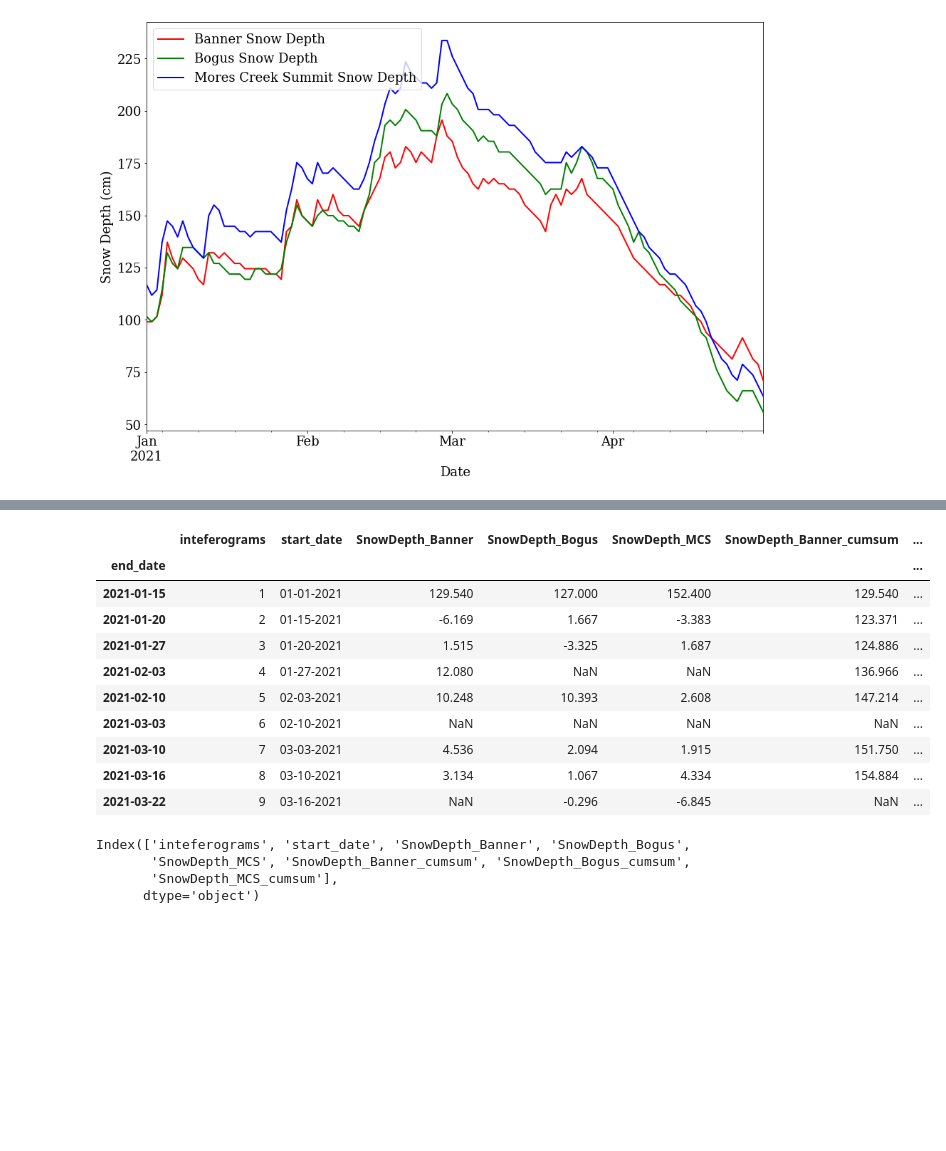
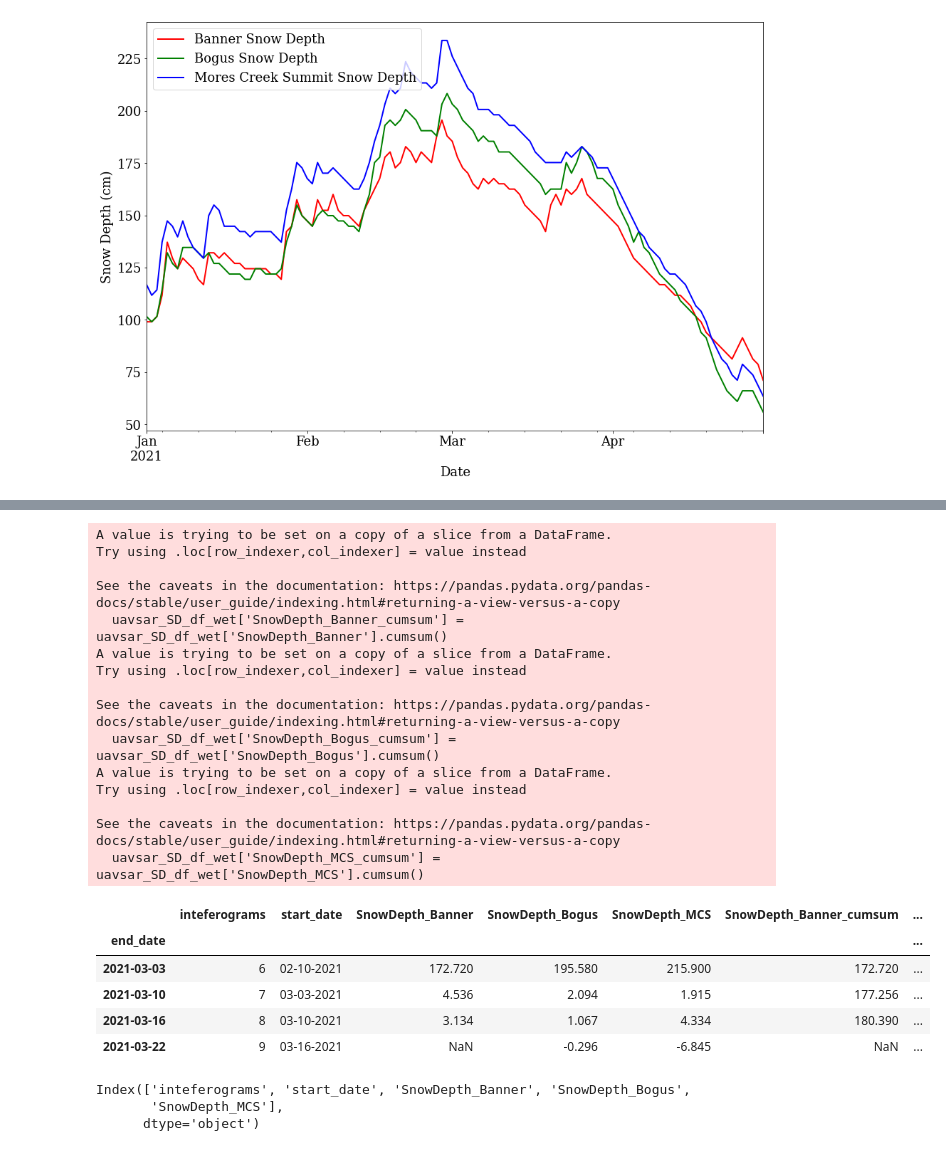
Before and after one commit to Surfix/snow-analytics, a Jupyter notebook: lowman/notebooks/5d_SnotelVsUAVSAR.ipynb, the cells around one changed output, grey strips where cells are left out. Drawn from its saved outputs; the diff is of its cells as text; code cells hidden in the pictures; blank space fills up the shorter version.

```diff
--- a/lowman/notebooks/5d_SnotelVsUAVSAR.ipynb
+++ b/lowman/notebooks/5d_SnotelVsUAVSAR.ipynb
@@ -35,8 +35,3 @@ MCS_snotel_SD['MCS_SD (cm)'] = MCS_snotel_SD['SNWD.I-1 (in) '] * 2.54
 Banner_snotel_SD = Banner_snotel_SD.loc['2021-01-01':'2021-04-30']
 Bogus_snotel_SD = Bogus_snotel_SD.loc['2021-01-01':'2021-04-30']
 MCS_snotel_SD = MCS_snotel_SD.loc['2021-01-01':'2021-04-30']
-# %%
-#create a column of difference between current and previous snow depth
-Banner_snotel_SD['Banner_SD_diff'] = Banner_snotel_SD['Banner_SD (cm)'].diff()
-Bogus_snotel_SD['Bogus_SD_diff'] = Bogus_snotel_SD['Bogus_SD (cm)'].diff()
-MCS_snotel_SD['MCS_SD_diff'] = MCS_snotel_SD['MCS_SD (cm)'].diff()
@@ -143,7 +85,7 @@ print(Banner_snotel_SD_Base['Banner_SD (cm)'], Bogus_snotel_SD_Base['Bogus_SD (c
 int_dates = [[1, '01-01-2021', '01-15-2021', 129.54, 127.0, 152.4],
             [2, '01-15-2021', '01-20-2021', -6.169, 1.667, -3.383],
             [3, '01-20-2021', '01-27-2021', 1.515, -3.325, 1.687],
-            [4, '01-27-2021', '02-03-2021', 12.080, np.nan, np.nan],
+            [4, '01-27-2021', '02-03-2021', 12.080, 10.637, 9.507],
             [5, '02-03-2021', '02-10-2021', 10.248, 10.393, 2.608],
             [6, '02-10-2021', '03-03-2021', np.nan, np.nan, np.nan],
             [7, '03-03-2021', '03-10-2021', 4.536,2.094, 1.915],
@@ -152,4 +94,4 @@ int_dates = [[1, '01-01-2021', '01-15-2021', 129.54, 127.0, 152.4],
 
 uavsar_SD_df = pd.DataFrame(int_dates, columns= ['inteferograms', 'start_date', 'end_date', 'SnowDepth_Banner', 'SnowDepth_Bogus', 'SnowDepth_MCS']).set_index('end_date')
 
-#uavsar_SD_df
+uavsar_SD_df
@@ -169,0 +110,9 @@ uavsar_SD_df
+# %%
+# Break the dataframe into two with the beginning of the second beginning at interferogram with large baseline(consistent NaN) (03-03-2021)
+uavsar_SD_df_dry = uavsar_SD_df['01-15-2021':'02-10-2021']
+#set the index to datetime format
+uavsar_SD_df_dry.index = pd.to_datetime(uavsar_SD_df_dry.index)
+
+uavsar_SD_df_wet = uavsar_SD_df['03-03-2021':'03-22-2021']
+#set the index to datetime format
+uavsar_SD_df_wet.index = pd.to_datetime(uavsar_SD_df_wet.index)
@@ -169,0 +157,7 @@ uavsar_SD_df
+# %%
+#Replace the nan with snotel value at that date
+
+uavsar_SD_df_wet.loc['03-03-2021', 'SnowDepth_Banner'] = snotel_data.loc['2021-03-03', 'Banner_SD (cm)']
+uavsar_SD_df_wet.loc['03-03-2021', 'SnowDepth_Bogus'] = snotel_data.loc['2021-03-03', 'Bogus_SD (cm)']
+uavsar_SD_df_wet.loc['03-03-2021', 'SnowDepth_MCS'] = snotel_data.loc['2021-03-03', 'MCS_SD (cm)']
+uavsar_SD_df_wet
@@ -170,22 +171,28 @@ uavsar_SD_df
 # %%
-#set the index to datetime format
-uavsar_SD_df.index = pd.to_datetime(uavsar_SD_df.index)
-
 #create a cum sum of snow depth
-uavsar_SD_df['SnowDepth_Banner_cumsum'] = uavsar_SD_df['SnowDepth_Banner'].cumsum()
-uavsar_SD_df['SnowDepth_Bogus_cumsum'] = uavsar_SD_df['SnowDepth_Bogus'].cumsum()
-uavsar_SD_df['SnowDepth_MCS_cumsum'] = uavsar_SD_df['SnowDepth_MCS'].cumsum()
-
-uavsar_SD_df
+uavsar_SD_df_wet['SnowDepth_Banner_cumsum'] = uavsar_SD_df_wet['SnowDepth_Banner'].cumsum()
+uavsar_SD_df_wet['SnowDepth_Bogus_cumsum'] = uavsar_SD_df_wet['SnowDepth_Bogus'].cumsum()
+uavsar_SD_df_wet['SnowDepth_MCS_cumsum'] = uavsar_SD_df_wet['SnowDepth_MCS'].cumsum()
+uavsar_SD_df_wet
 # %% [output]
+A value is trying to be set on a copy of a slice from a DataFrame.
+Try using .loc[row_indexer,col_indexer] = value instead
+
+See the caveats in the documentation: https://pandas.pydata.org/pandas-docs/stable/user_guide/indexing.html#returning-a-view-versus-a-copy
+  uavsar_SD_df_wet['SnowDepth_Banner_cumsum'] = uavsar_SD_df_wet['SnowDepth_Banner'].cumsum()
+A value is trying to be set on a copy of a slice from a DataFrame.
+Try using .loc[row_indexer,col_indexer] = value instead
+
+See the caveats in the documentation: https://pandas.pydata.org/pandas-docs/stable/user_guide/indexing.html#returning-a-view-versus-a-copy
+  uavsar_SD_df_wet['SnowDepth_Bogus_cumsum'] = uavsar_SD_df_wet['SnowDepth_Bogus'].cumsum()
+A value is trying to be set on a copy of a slice from a DataFrame.
+Try using .loc[row_indexer,col_indexer] = value instead
+
+See the caveats in the documentation: https://pandas.pydata.org/pandas-docs/stable/user_guide/indexing.html#returning-a-view-versus-a-copy
+  uavsar_SD_df_wet['SnowDepth_MCS_cumsum'] = uavsar_SD_df_wet['SnowDepth_MCS'].cumsum()
 |  | inteferograms | start_date | SnowDepth_Banner | SnowDepth_Bogus | SnowDepth_MCS | SnowDepth_Banner_cumsum | ... |
 | end_date |  |  |  |  |  |  | ... |
-| 2021-01-15 | 1 | 01-01-2021 | 129.540 | 127.000 | 152.400 | 129.540 | ... |
-| 2021-01-20 | 2 | 01-15-2021 | -6.169 | 1.667 | -3.383 | 123.371 | ... |
-| 2021-01-27 | 3 | 01-20-2021 | 1.515 | -3.325 | 1.687 | 124.886 | ... |
-| 2021-02-03 | 4 | 01-27-2021 | 12.080 | NaN | NaN | 136.966 | ... |
-| 2021-02-10 | 5 | 02-03-2021 | 10.248 | 10.393 | 2.608 | 147.214 | ... |
-| 2021-03-03 | 6 | 02-10-2021 | NaN | NaN | NaN | NaN | ... |
-| 2021-03-10 | 7 | 03-03-2021 | 4.536 | 2.094 | 1.915 | 151.750 | ... |
-| 2021-03-16 | 8 | 03-10-2021 | 3.134 | 1.067 | 4.334 | 154.884 | ... |
+| 2021-03-03 | 6 | 02-10-2021 | 172.720 | 195.580 | 215.900 | 172.720 | ... |
+| 2021-03-10 | 7 | 03-03-2021 | 4.536 | 2.094 | 1.915 | 177.256 | ... |
+| 2021-03-16 | 8 | 03-10-2021 | 3.134 | 1.067 | 4.334 | 180.390 | ... |
 | 2021-03-22 | 9 | 03-16-2021 | NaN | -0.296 | -6.845 | NaN | ... |
@@ -193,6 +203,5 @@ uavsar_SD_df
 uavsar_SD_df.columns
 # %% [output]
 Index(['inteferograms', 'start_date', 'SnowDepth_Banner', 'SnowDepth_Bogus',
-       'SnowDepth_MCS', 'SnowDepth_Banner_cumsum', 'SnowDepth_Bogus_cumsum',
-       'SnowDepth_MCS_cumsum'],
+       'SnowDepth_MCS'],
       dtype='object')
```
Also changed, not shown: parts of 18 cells of this notebook, 5 other files.
